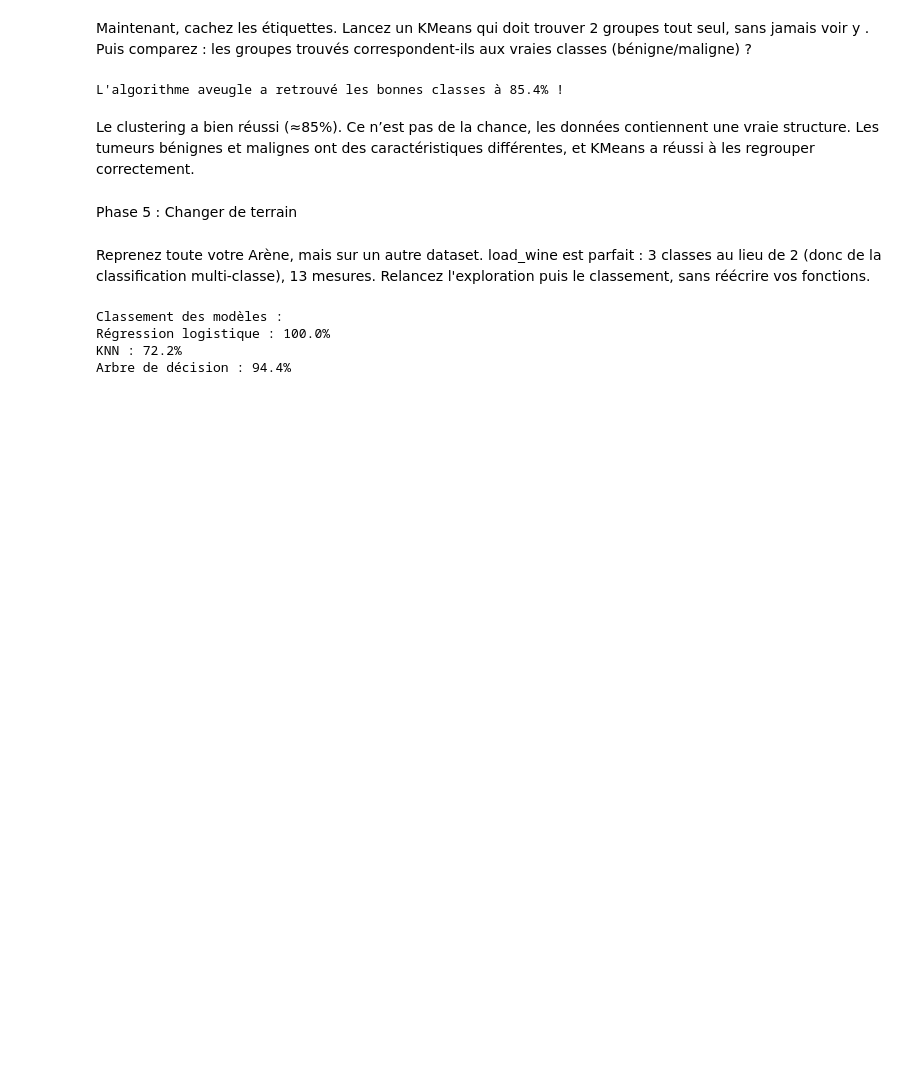
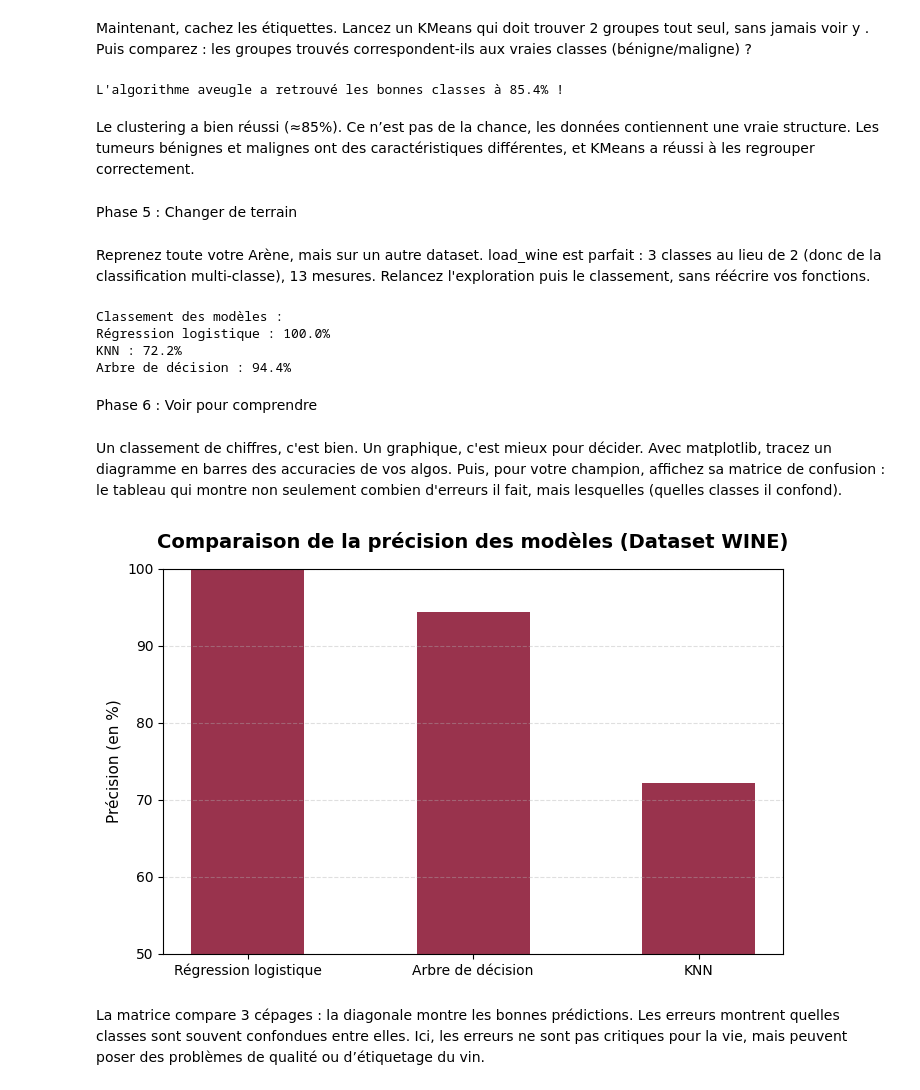
Before and after one commit to Maxime041/arene-des-algos-Maxime_Danino, a Jupyter notebook: j1.ipynb, the cells around one changed output. Drawn from its saved outputs; the diff is of its cells as text; code cells hidden in the pictures; blank space fills up the shorter version.

Commit message:
feat(phase6): ajout du graphique de performances et analyse de la matrice de confusion (Wine)

```diff
--- a/j1.ipynb
+++ b/j1.ipynb
@@ -176,3 +176,7 @@ Le meilleur modèle peut changer selon les données, il n’existe pas d’algor
 Les modèles scikit-learn fonctionnent aussi avec plusieurs classes sans changement, ils s’adaptent automatiquement.
 
 Si une classe est moins représentée, le modèle peut mieux apprendre les classes majoritaires et se tromper plus souvent sur la minorité.
+# %% [markdown]
+Phase 6 : Voir pour comprendre
+# %% [markdown]
+Un classement de chiffres, c'est bien. Un graphique, c'est mieux pour décider. Avec matplotlib, tracez un diagramme en barres des accuracies de vos algos. Puis, pour votre champion, affichez sa matrice de confusion : le tableau qui montre non seulement combien d'erreurs il fait, mais lesquelles (quelles classes il confond).
@@ -178,0 +185,21 @@ Si une classe est moins représentée, le modèle peut mieux apprendre les class
+# %%
+noms_modeles = ["Régression logistique", "Arbre de décision", "KNN"]
+scores_wine = [100.0, 94.4, 72.2]
+
+plt.figure(figsize=(8, 5))
+
+plt.bar(noms_modeles, scores_wine, color='#800020', alpha=0.8, width=0.5)
+
+plt.title("Comparaison de la précision des modèles (Dataset WINE)", fontsize=14, fontweight='bold', pad=15)
+plt.ylabel("Précision (en %)", fontsize=11)
+
+plt.ylim(50, 100)
+
+plt.grid(axis='y', linestyle='--', alpha=0.4)
+plt.show()
+# %% [output]
+[figure, added]
+# %% [markdown]
+La matrice compare 3 cépages : la diagonale montre les bonnes prédictions.
+Les erreurs montrent quelles classes sont souvent confondues entre elles.
+Ici, les erreurs ne sont pas critiques pour la vie, mais peuvent poser des problèmes de qualité ou d’étiquetage du vin.
```
Also changed, not shown: parts of 1 cell of this notebook.
